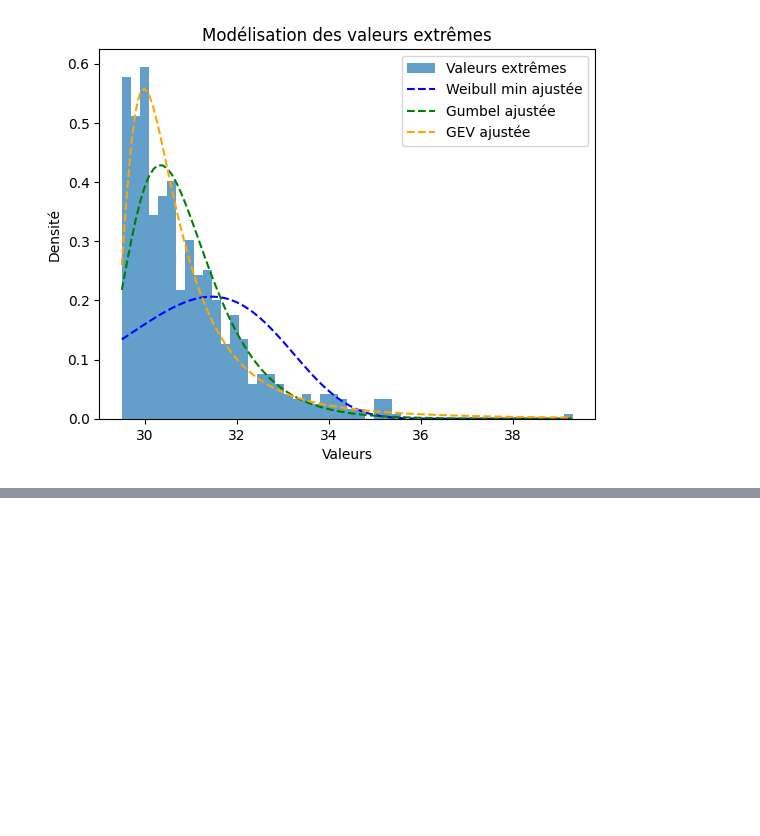
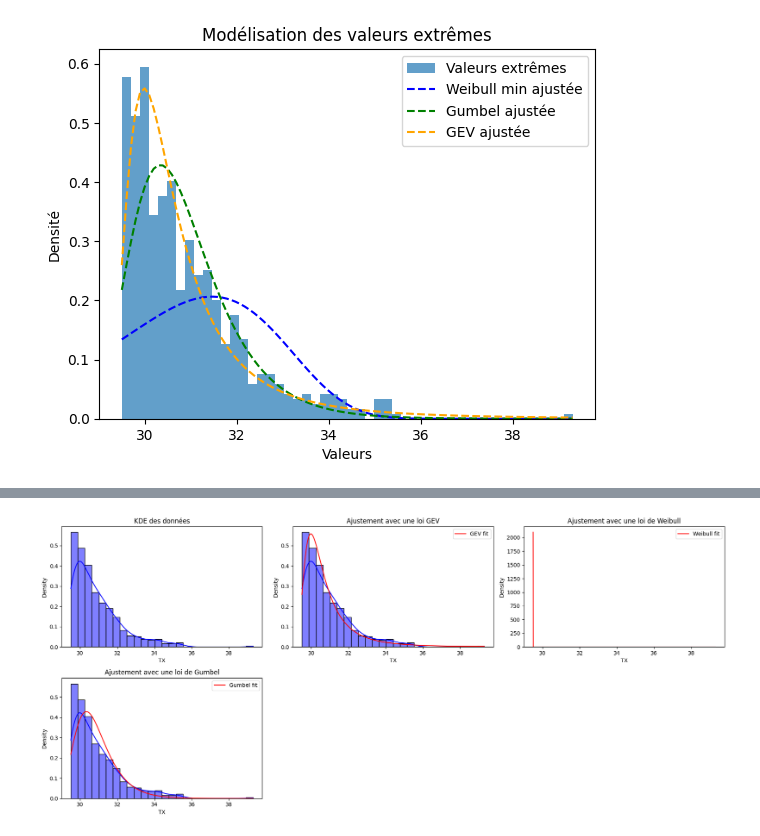
Before and after one commit to PoloX2021/Rosembaum, a Jupyter notebook: models.ipynb, the cells around one changed output, grey strips where cells are left out. Saved outputs shown, nothing was run; the diff lists cells and outputs as text; code cells hidden in the pictures; blank space fills up the shorter version.

```diff
--- a/models.ipynb
+++ b/models.ipynb
@@ -262,0 +312,39 @@ Seuil pour les valeurs extrêmes: 29.4
+# %%
+
+# Création d'une grille pour tracer les KDE
+x = np.linspace(min(data), max(data), 1000)
+
+# Plot
+plt.figure(figsize=(18, 8))
+
+# KDE pour les données
+plt.subplot(2, 3, 1)
+sns.histplot(data, kde=True, color='blue', stat='density')
+plt.title('KDE des données')
+
+# KDE et QQ plot pour GEV
+plt.subplot(2, 3, 2)
+sns.histplot(data, kde=True, color='blue', stat='density')
+plt.plot(x, stats.genextreme.pdf(x, *gev_params), 'r-', label='GEV fit')
+plt.title('Ajustement avec une loi GEV')
+plt.legend()
+
+
+# KDE et QQ plot pour Weibull
+plt.subplot(2, 3, 3)
+sns.histplot(data, kde=True, color='blue', stat='density')
+plt.plot(x, stats.weibull_min.pdf(x, *weibull_params), 'r-', label='Weibull fit')
+plt.title('Ajustement avec une loi de Weibull')
+plt.legend()
+
+# KDE et QQ plot pour Gumbel
+plt.subplot(2, 3, 4)
+sns.histplot(data, kde=True, color='blue', stat='density')
+plt.plot(x, stats.gumbel_r.pdf(x, *gumbel_params), 'r-', label='Gumbel fit')
+plt.title('Ajustement avec une loi de Gumbel')
+plt.legend()
+
+plt.tight_layout()
+plt.show()
+# %% [output]
+[figure, added]
```
Also changed, not shown: parts of 3 cells of this notebook.
